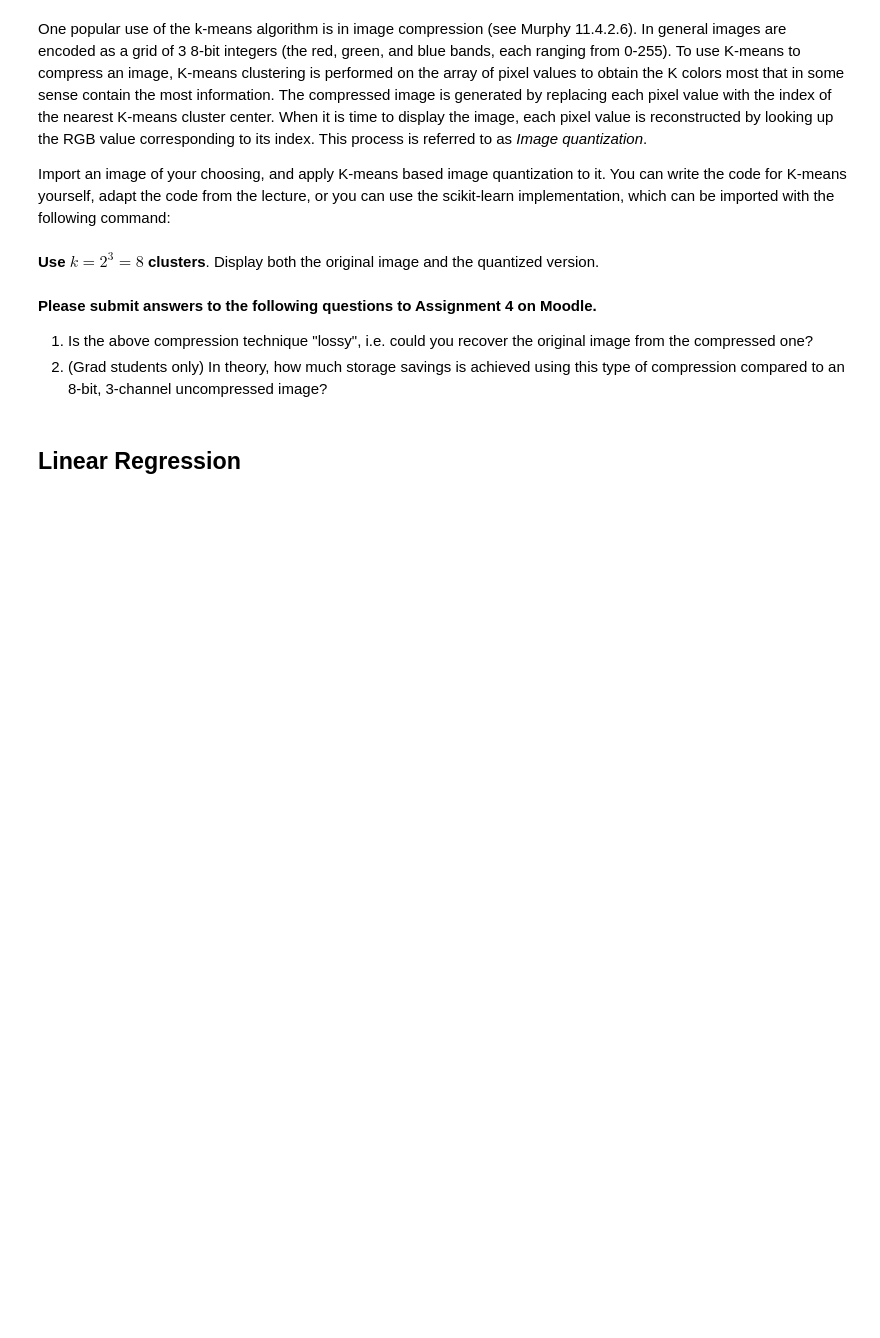
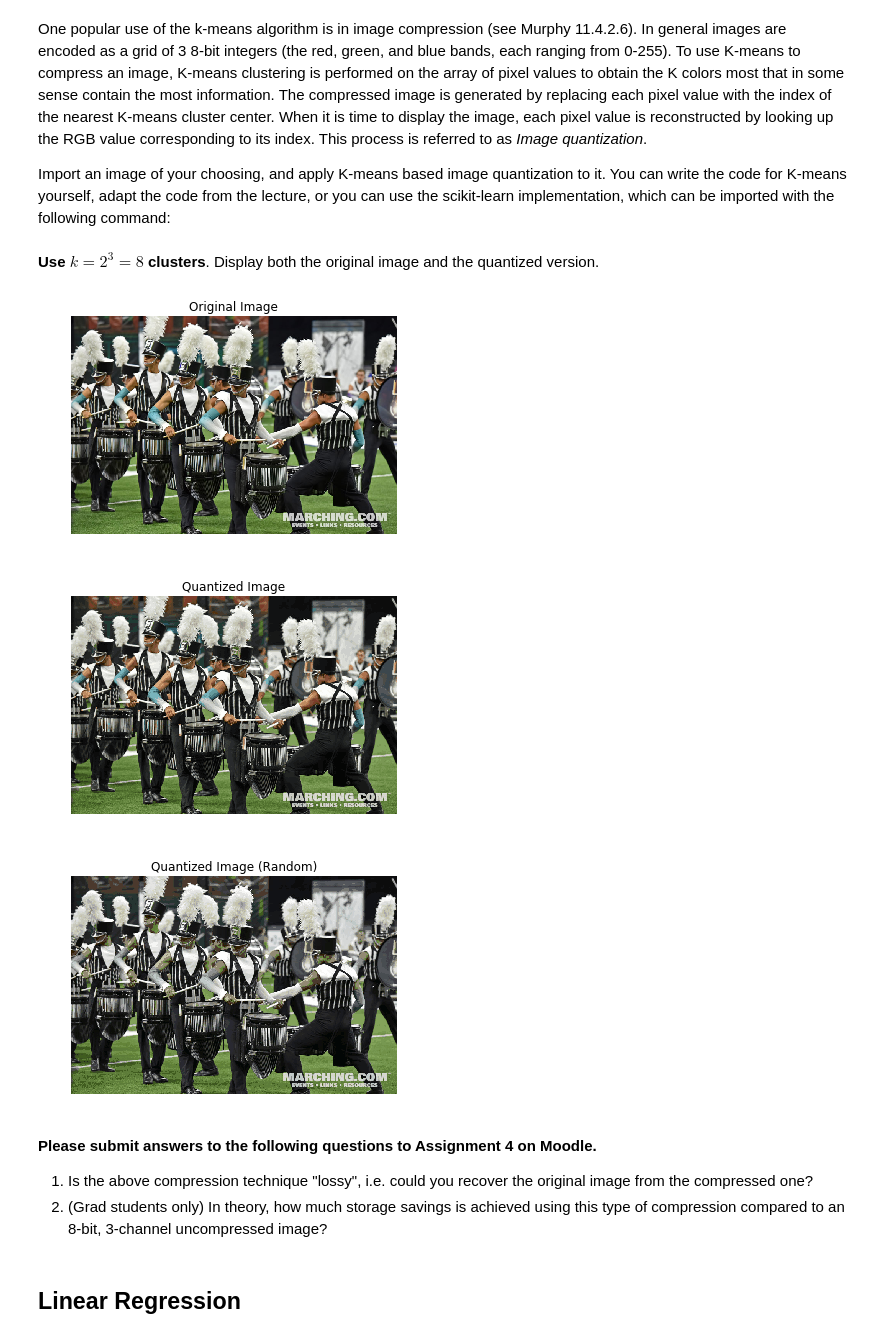
Before and after one commit to UMT-CS447-547-Fall-2018/Homework_4, a Jupyter notebook: Homework_4.ipynb, the cells around one changed output. Drawn from its saved outputs; the diff is of its cells as text; code cells hidden in the pictures; blank space fills up the shorter version.

```diff
--- a/Homework_4.ipynb
+++ b/Homework_4.ipynb
@@ -11,6 +11,73 @@ from sklearn.cluster import KMeans  # Useful for doing K-means clustering
 from scipy.ndimage import imread    # Useful for reading image files
 # %% [markdown]
 **Use $k=2^3=8$ clusters**.  Display both the original image and the quantized version.
+# %%
+import matplotlib.pyplot as plt
+import numpy as np
+from sklearn.utils import shuffle
+
+''' Read and display chosen image file '''
+
+# Read image file
+_my_image = plt.imread('blue-devils-2018a.jpg')
+
+# Display original image
+plt.imshow(_my_image)
+plt.axis('off')
+plt.title('Original Image')
+plt.show()
+
+''' Implementation of K-means for image quantization '''
+
+# Without this line of code, the quantized image will not display properly
+_my_image = np.array(_my_image, dtype=np.float64) / 255
+
+# Convert _my_image into a collection of 3 2D arrays
+w, h, d = tuple(_my_image.shape)
+# Assert that the number of arrays stacked on top of each other is 3
+assert d == 3
+_my_array = np.reshape(_my_image, (w * h, d))
+# print(_my_array)
+
+_my_array_sample = shuffle(_my_array, random_state=0)[:1000]
+_kmeans = KMeans(n_clusters = 64, random_state = 0).fit(_my_array_sample)
+
+# Get pixel values
+_pixel_values = _kmeans.predict(_my_array)
+
+def _reconstruct_image(color_palette, pixel_values, w, h):
+    # Reconstruct the compressed image from each pixel value
+    d = color_palette.shape[1]
+    image = np.zeros((w, h, d))
+    pixel_value_index = 0
+    for i in range(w):
+        for j in range(h):
+            image[i][j] = color_palette[pixel_values[pixel_value_index]]
+            pixel_value_index += 1
+    return image
+
+# Display quantized image
+plt.imshow(_reconstruct_image(_kmeans.cluster_centers_, _pixel_values, w, h))
+plt.axis('off')
+plt.title('Quantized Image')
+plt.show()
+
+
+
+''' Quantization with a random color palette'''
+from sklearn.metrics import pairwise_distances_argmin
+_random_color_palette = shuffle(_my_array, random_state=0)[:64]
+_random_pixel_values = pairwise_distances_argmin(_random_color_palette,
+                                                _my_array, axis=0)
+plt.imshow(_reconstruct_image(_random_color_palette,
+                              _random_pixel_values, w, h))
+plt.axis('off')
+plt.title('Quantized Image (Random)')
+plt.show()
+# %% [output]
+[figure, added]
+[figure, added]
+[figure, added]
 # %% [markdown]
 **Please submit answers to the following questions to Assignment 4 on Moodle.**
 1. Is the above compression technique "lossy", i.e. could you recover the original image from the compressed one?
```
Also changed, not shown: parts of 1 cell of this notebook.
